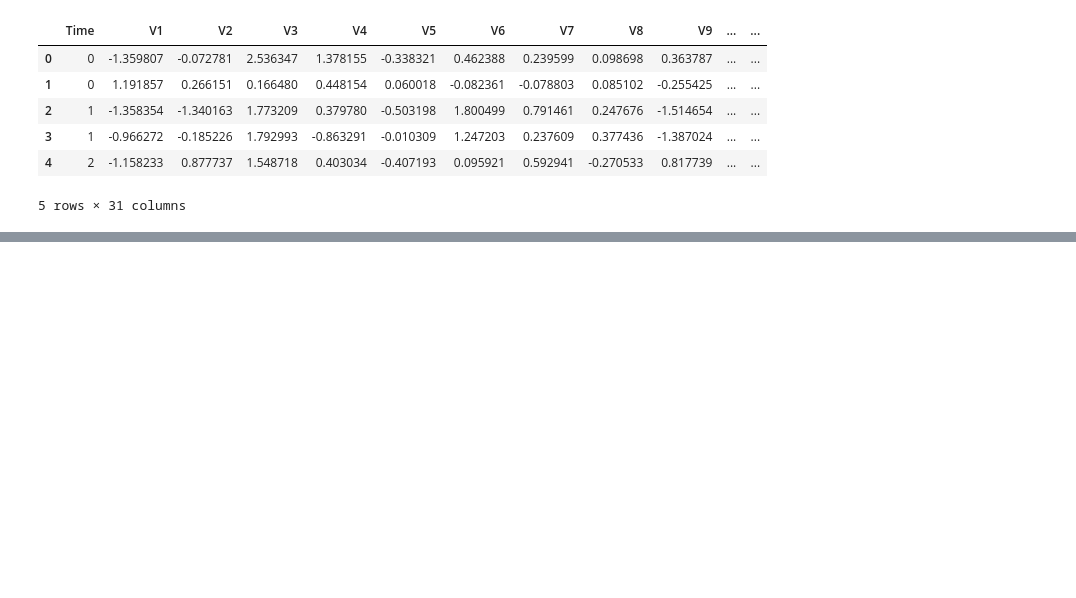
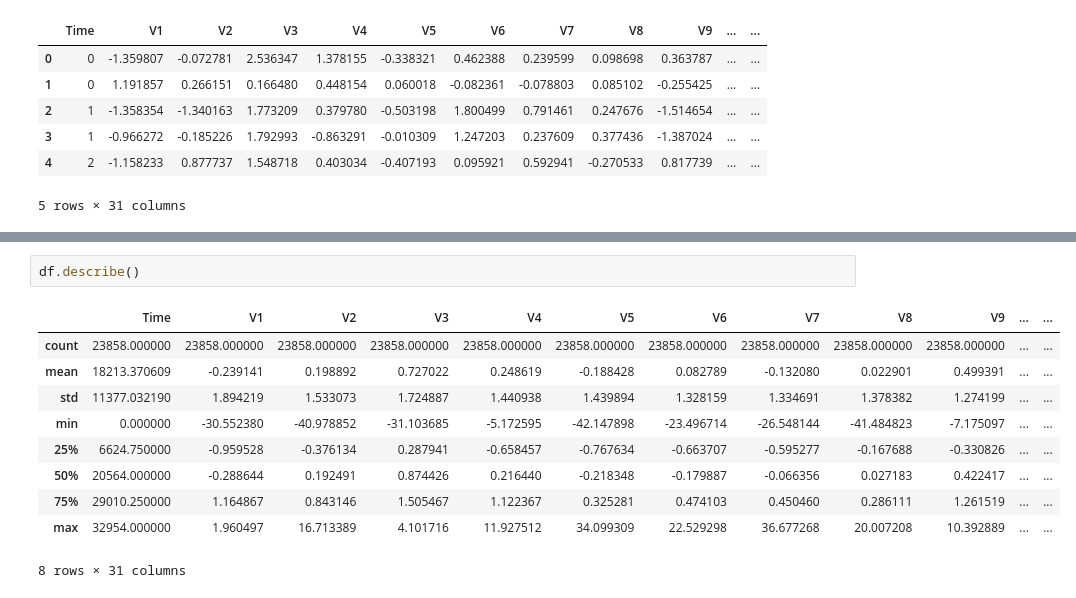
Before and after one commit to omkarpattnaik8080/Credit-Card-Fault-detection-System, a Jupyter notebook: CreditCardFraudPrediction.ipynb, the cells around one changed output, grey strips where cells are left out. Drawn from its saved outputs; the diff is of its cells as text; blank space fills up the shorter version.

```diff
--- a/CreditCardFraudPrediction.ipynb
+++ b/CreditCardFraudPrediction.ipynb
@@ -21,0 +32,13 @@ df.head()
+# %%
+df.describe()
+# %% [output]
+|  | Time | V1 | V2 | V3 | V4 | V5 | V6 | V7 | V8 | V9 | ... | ... |
+| count | 23858.000000 | 23858.000000 | 23858.000000 | 23858.000000 | 23858.000000 | 23858.000000 | 23858.000000 | 23858.000000 | 23858.000000 | 23858.000000 | ... | ... |
+| mean | 18213.370609 | -0.239141 | 0.198892 | 0.727022 | 0.248619 | -0.188428 | 0.082789 | -0.132080 | 0.022901 | 0.499391 | ... | ... |
+| std | 11377.032190 | 1.894219 | 1.533073 | 1.724887 | 1.440938 | 1.439894 | 1.328159 | 1.334691 | 1.378382 | 1.274199 | ... | ... |
+| min | 0.000000 | -30.552380 | -40.978852 | -31.103685 | -5.172595 | -42.147898 | -23.496714 | -26.548144 | -41.484823 | -7.175097 | ... | ... |
+| 25% | 6624.750000 | -0.959528 | -0.376134 | 0.287941 | -0.658457 | -0.767634 | -0.663707 | -0.595277 | -0.167688 | -0.330826 | ... | ... |
+| 50% | 20564.000000 | -0.288644 | 0.192491 | 0.874426 | 0.216440 | -0.218348 | -0.179887 | -0.066356 | 0.027183 | 0.422417 | ... | ... |
+| 75% | 29010.250000 | 1.164867 | 0.843146 | 1.505467 | 1.122367 | 0.325281 | 0.474103 | 0.450460 | 0.286111 | 1.261519 | ... | ... |
+| max | 32954.000000 | 1.960497 | 16.713389 | 4.101716 | 11.927512 | 34.099309 | 22.529298 | 36.677268 | 20.007208 | 10.392889 | ... | ... |
+8 rows × 31 columns
```
Also changed, not shown: parts of 2 cells of this notebook.
